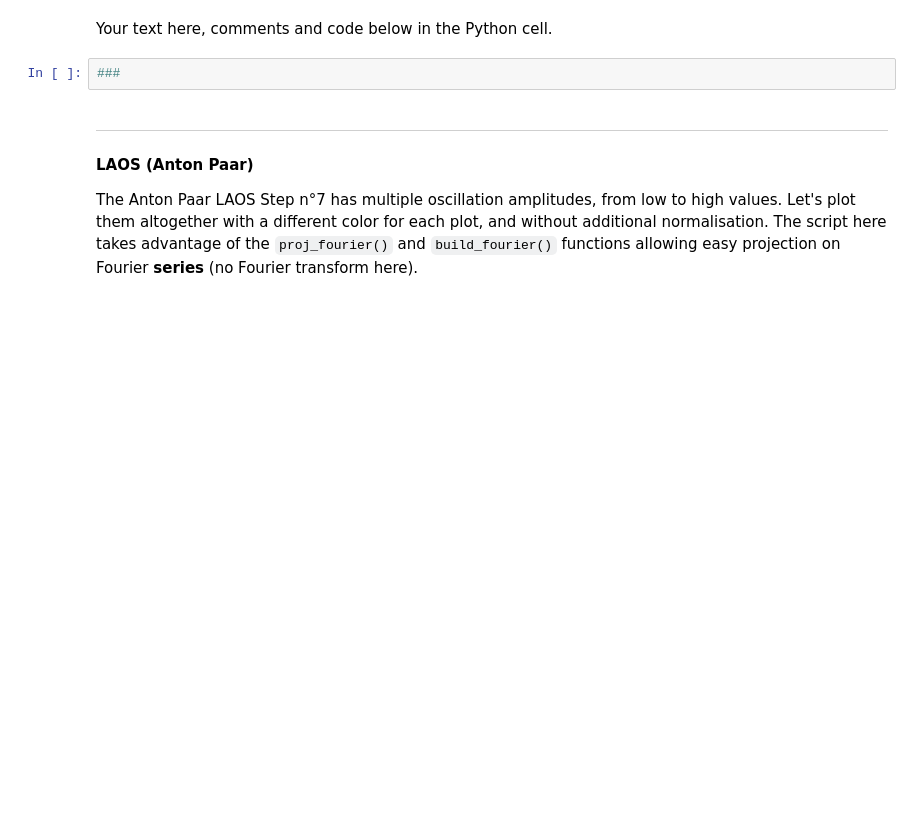
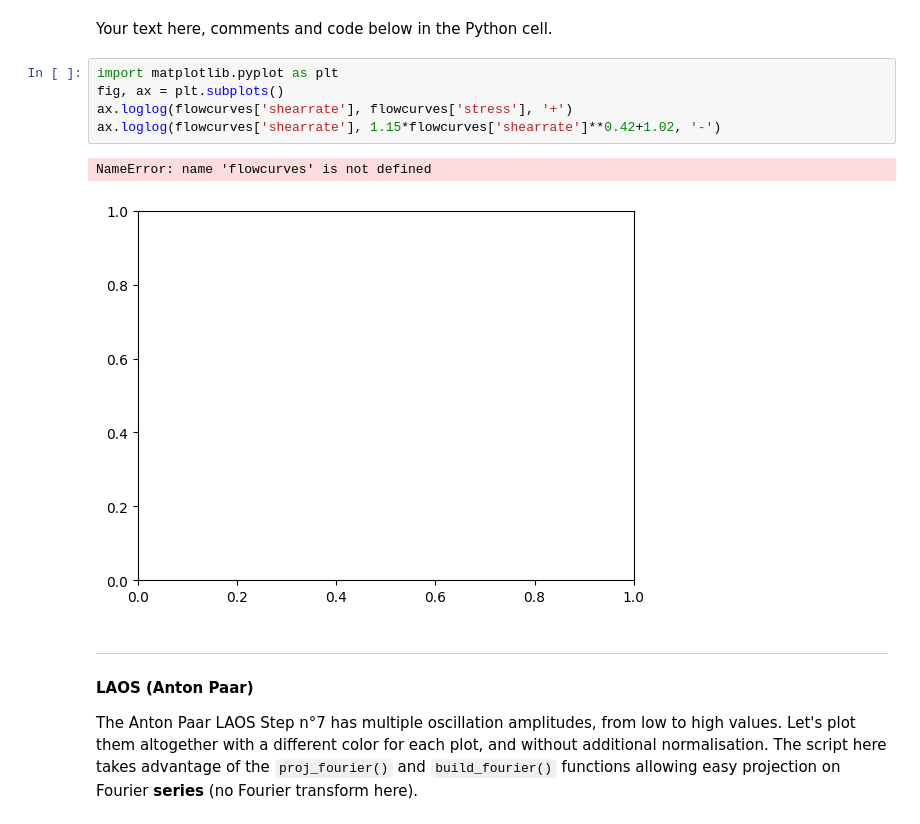
Before and after one commit to bsaintmichel/read-rheol, a Jupyter notebook: ReadRheology.ipynb, the cells around one changed output. Cells and saved outputs as stored; diff of their text form; blank space fills up the shorter version.

```diff
--- a/ReadRheology.ipynb
+++ b/ReadRheology.ipynb
@@ -19,8 +40,14 @@ fig, fit = rh.plot_flowcurve(flowcurves)            # Plot the flow curves of st
 ### Your workspace !
 # %% [markdown]
 Your text here, comments and code below in the Python cell.
-# %%
-###
+# %%
+import matplotlib.pyplot as plt
+fig, ax = plt.subplots()
+ax.loglog(flowcurves['shearrate'], flowcurves['stress'], '+')
+ax.loglog(flowcurves['shearrate'], 1.15*flowcurves['shearrate']**0.42+1.02, '-')
+# %% [output]
+NameError: name 'flowcurves' is not defined
+[figure, added]
 # %% [markdown]
 -------------------------------------------------
 
```
Also changed, not shown: parts of 2 cells of this notebook, 1 other file.
